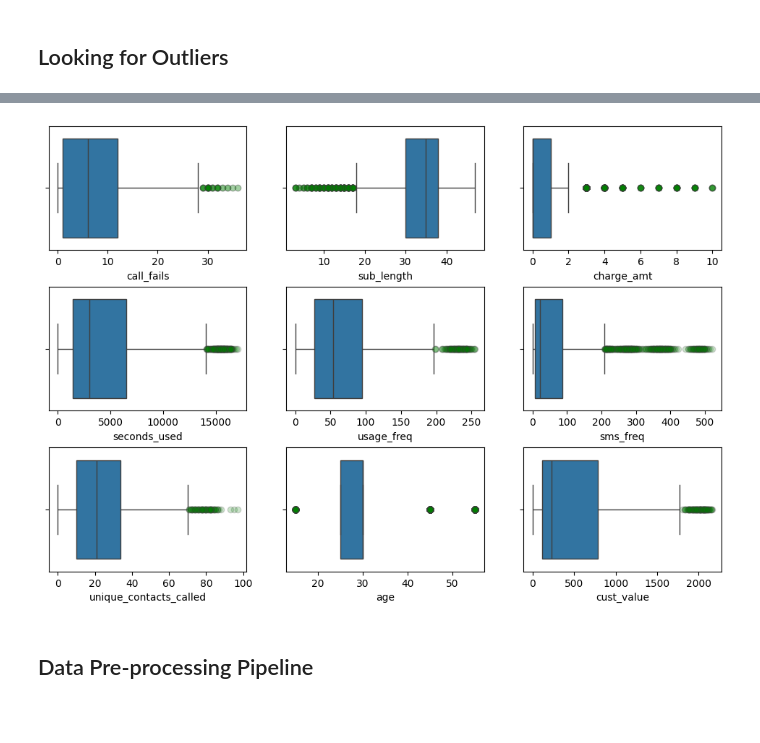
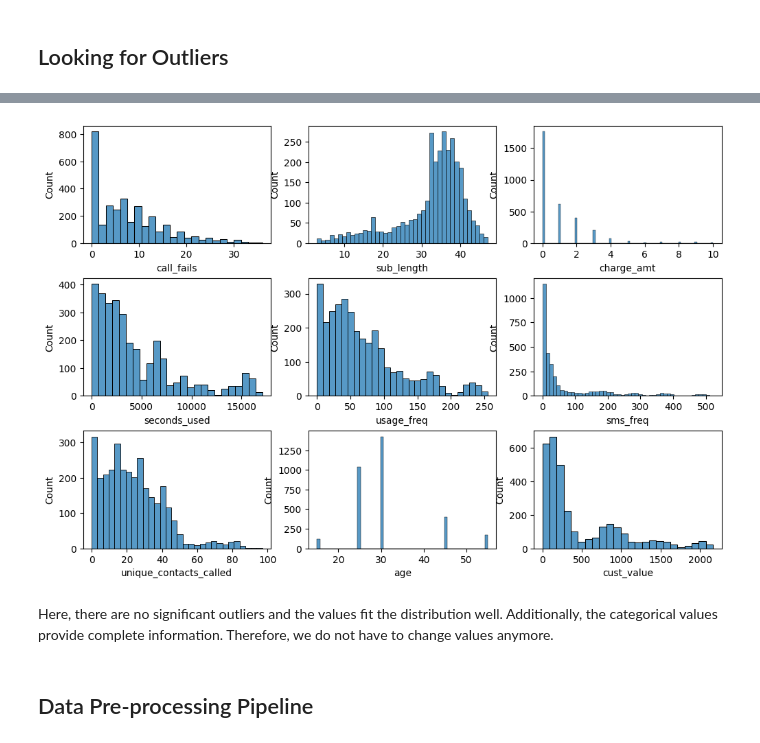
Before and after one commit to mlcuadra1/Churn-Risk-EDA, a Jupyter notebook: notebooks/Script 1 - cleaning.ipynb, the cells around one changed output, grey strips where cells are left out. Drawn from its saved outputs; the diff is of its cells as text; code cells hidden in the pictures; blank space fills up the shorter version.

Commit message:
Outlier explanation

```diff
--- a/notebooks/Script 1 - cleaning.ipynb
+++ b/notebooks/Script 1 - cleaning.ipynb
@@ -191,18 +187,20 @@ sns.boxplot(data_renamed['call_fails'])
 # %%
 num_list = list(['call_fails', 'sub_length', 'charge_amt', 'seconds_used', 'usage_freq', 'sms_freq', 'unique_contacts_called', 'age', 'cust_value'])
 
 len(num_list)
 
 import matplotlib.pyplot as plt
 
 fig1, axes = plt.subplots(3, 3, figsize=(12,8))
 
 for i, cat in enumerate(num_list):
-    sns.boxplot(x=data_renamed[cat], ax=axes[(i//3), (i%3)], flierprops= dict(marker='o', markerfacecolor='green', alpha=0.2))
+    sns.histplot(x=data_renamed[cat], ax=axes[(i//3), (i%3)])
 
 fig1.subplots_adjust(hspace=0.3)
 # %% [output]
-[figure, old version]
+[figure, new version]
+# %% [markdown]
+Here, there are no significant outliers and the values fit the distribution well. Additionally, the categorical values provide complete information. Therefore, we do not have to change values anymore.
 # %% [markdown]
 ## Data Pre-processing Pipeline
 # %% [markdown]
```
Also changed, not shown: parts of 1 cell of this notebook.
